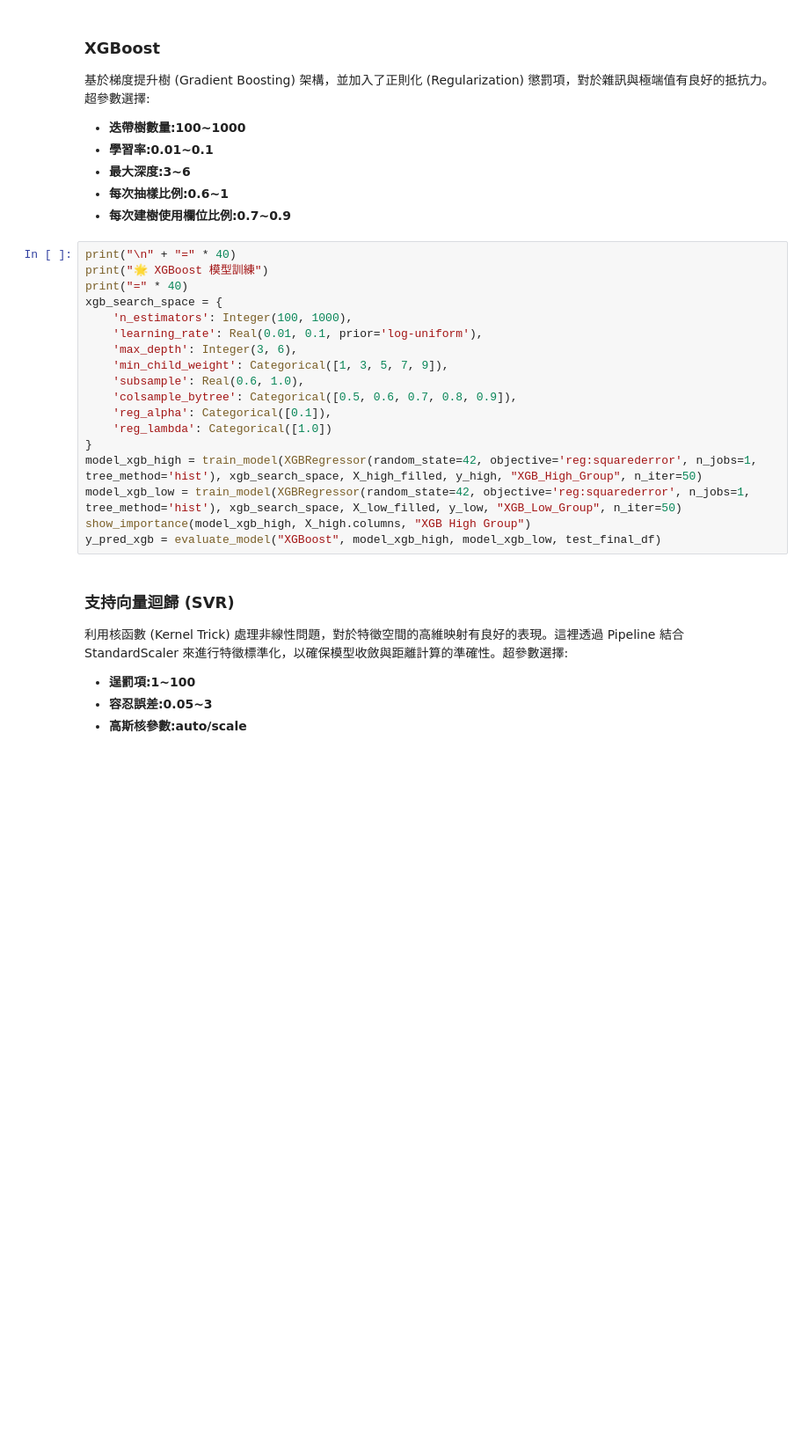
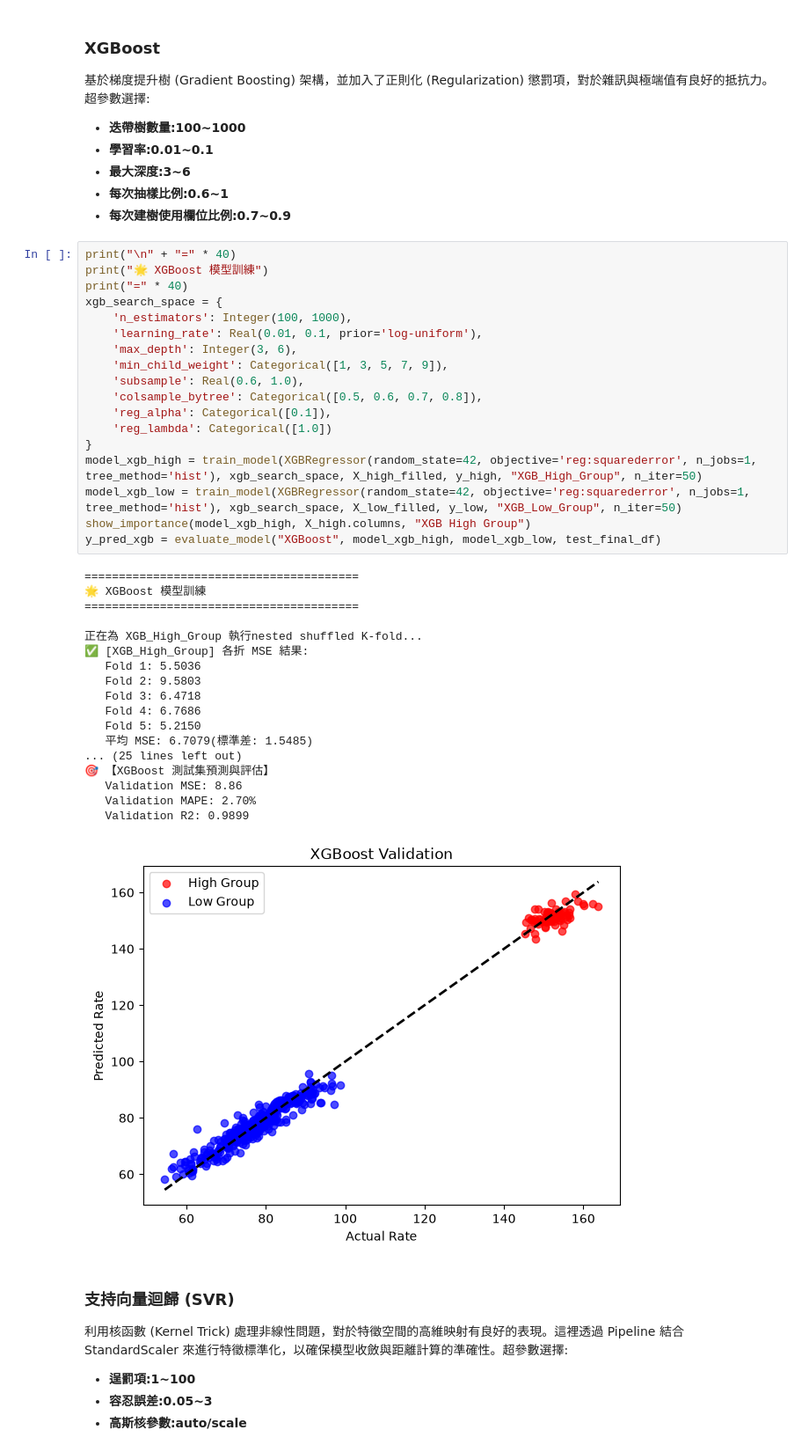
Before and after one commit to kennychennn/Semiconductor-cmp-prediction, a Jupyter notebook: notebooks/CMP.ipynb, the cells around one changed output. Shown at 88% size. Saved outputs shown, nothing was run; the diff lists cells and outputs as text; blank space fills up the shorter version.

```diff
--- a/notebooks/CMP.ipynb
+++ b/notebooks/CMP.ipynb
@@ -564,21 +608,40 @@ y_pred_rf = evaluate_model("Random Forest", model_rf_high, model_rf_low, test_fi
 # %%
 print("\n" + "=" * 40)
 print("🌟 XGBoost 模型訓練")
 print("=" * 40)
 xgb_search_space = {
     'n_estimators': Integer(100, 1000),
     'learning_rate': Real(0.01, 0.1, prior='log-uniform'),
     'max_depth': Integer(3, 6),
     'min_child_weight': Categorical([1, 3, 5, 7, 9]),
     'subsample': Real(0.6, 1.0),
-    'colsample_bytree': Categorical([0.5, 0.6, 0.7, 0.8, 0.9]),
+    'colsample_bytree': Categorical([0.5, 0.6, 0.7, 0.8]),
     'reg_alpha': Categorical([0.1]),
     'reg_lambda': Categorical([1.0])
 }
 model_xgb_high = train_model(XGBRegressor(random_state=42, objective='reg:squarederror', n_jobs=1, tree_method='hist'), xgb_search_space, X_high_filled, y_high, "XGB_High_Group", n_iter=50)
 model_xgb_low = train_model(XGBRegressor(random_state=42, objective='reg:squarederror', n_jobs=1, tree_method='hist'), xgb_search_space, X_low_filled, y_low, "XGB_Low_Group", n_iter=50)
 show_importance(model_xgb_high, X_high.columns, "XGB High Group")
 y_pred_xgb = evaluate_model("XGBoost", model_xgb_high, model_xgb_low, test_final_df)
+# %% [output]
+========================================
+🌟 XGBoost 模型訓練
+========================================
+
+正在為 XGB_High_Group 執行nested shuffled K-fold...
+✅ [XGB_High_Group] 各折 MSE 結果:
+   Fold 1: 5.5036
+   Fold 2: 9.5803
+   Fold 3: 6.4718
+   Fold 4: 6.7686
+   Fold 5: 5.2150
+   平均 MSE: 6.7079(標準差: 1.5485)
+... (25 lines left out)
+🎯 【XGBoost 測試集預測與評估】
+   Validation MSE: 8.86
+   Validation MAPE: 2.70%
+   Validation R2: 0.9899
+[figure, added]
 # %% [markdown]
 ###  支持向量迴歸 (SVR)
 利用核函數 (Kernel Trick) 處理非線性問題，對於特徵空間的高維映射有良好的表現。這裡透過 Pipeline 結合 StandardScaler 來進行特徵標準化，以確保模型收斂與距離計算的準確性。超參數選擇:
```
Also changed, not shown: parts of 9 cells of this notebook, 1 other file.
